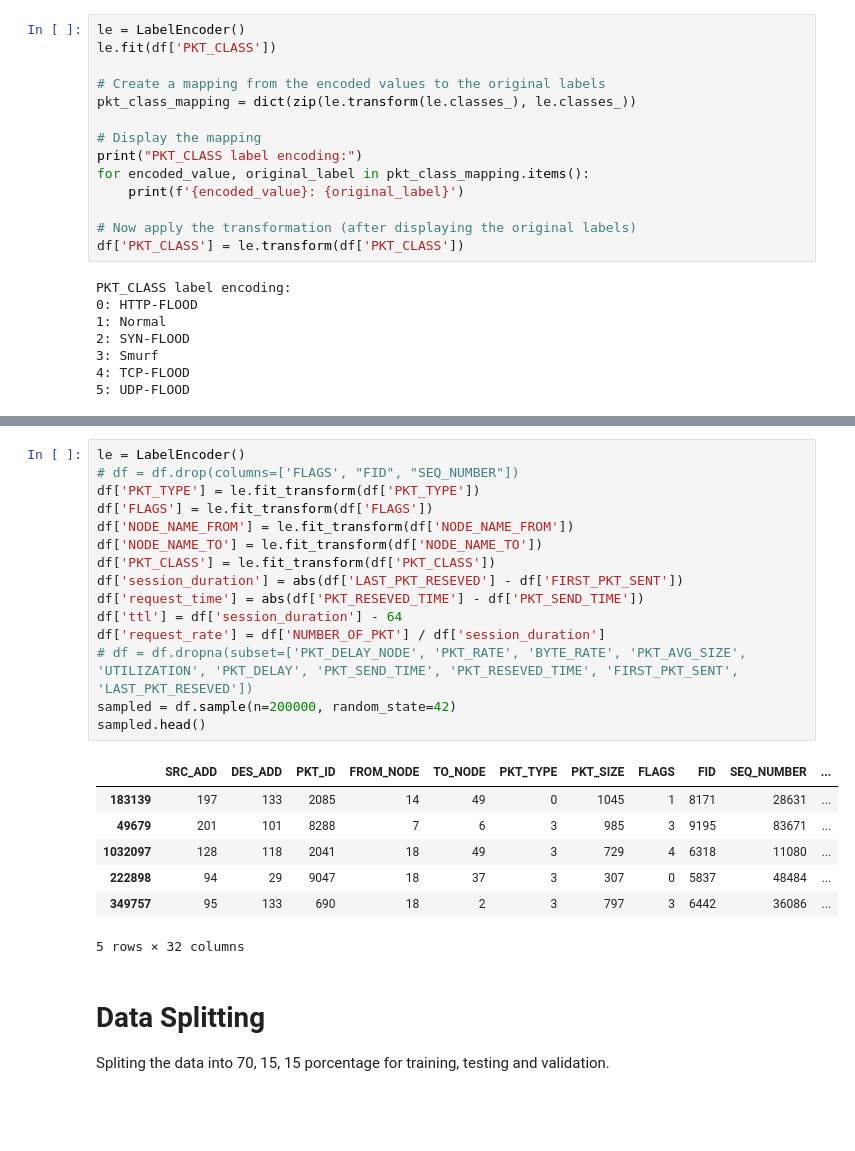
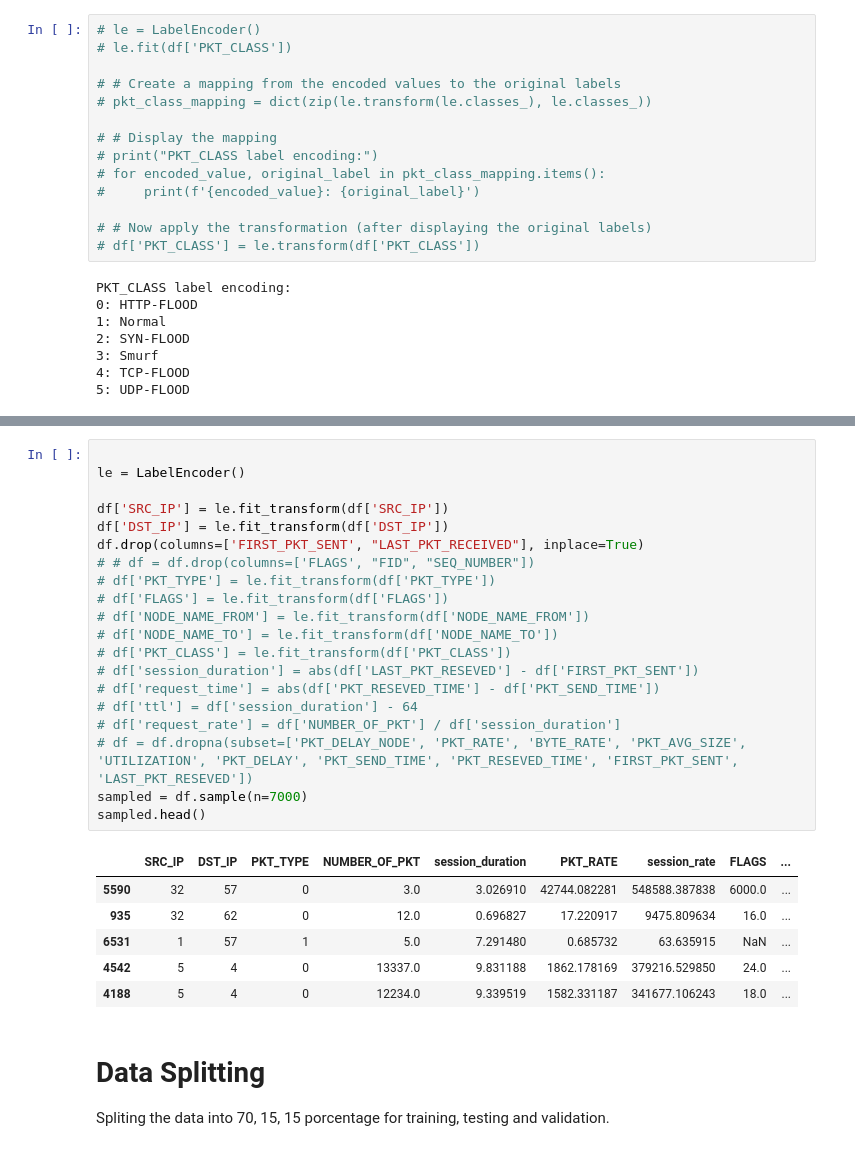
Before and after one commit to Capstone24UPRM/Analysis-and-Mitigation-of-DDoS-Attacks, a Jupyter notebook: ML/RandomForrestClassifiermodel.ipynb, the cells around one changed output, grey strips where cells are left out. Saved outputs shown, nothing was run; the diff lists cells and outputs as text; blank space fills up the shorter version.

```diff
--- a/ML/RandomForrestClassifiermodel.ipynb
+++ b/ML/RandomForrestClassifiermodel.ipynb
@@ -38,17 +38,17 @@ df.head()
 # %%
-le = LabelEncoder()
-le.fit(df['PKT_CLASS'])
+# le = LabelEncoder()
+# le.fit(df['PKT_CLASS'])
 
-# Create a mapping from the encoded values to the original labels
-pkt_class_mapping = dict(zip(le.transform(le.classes_), le.classes_))
+# # Create a mapping from the encoded values to the original labels
+# pkt_class_mapping = dict(zip(le.transform(le.classes_), le.classes_))
 
-# Display the mapping
-print("PKT_CLASS label encoding:")
-for encoded_value, original_label in pkt_class_mapping.items():
-    print(f'{encoded_value}: {original_label}')
+# # Display the mapping
+# print("PKT_CLASS label encoding:")
+# for encoded_value, original_label in pkt_class_mapping.items():
+#     print(f'{encoded_value}: {original_label}')
 
-# Now apply the transformation (after displaying the original labels)
-df['PKT_CLASS'] = le.transform(df['PKT_CLASS'])
+# # Now apply the transformation (after displaying the original labels)
+# df['PKT_CLASS'] = le.transform(df['PKT_CLASS'])
 # %% [output]
 PKT_CLASS label encoding:
 0: HTTP-FLOOD
@@ -60,26 +74,30 @@ PKT_CLASS label encoding:
 # %%
+
 le = LabelEncoder()
-# df = df.drop(columns=['FLAGS', "FID", "SEQ_NUMBER"])
-df['PKT_TYPE'] = le.fit_transform(df['PKT_TYPE'])
-df['FLAGS'] = le.fit_transform(df['FLAGS'])
-df['NODE_NAME_FROM'] = le.fit_transform(df['NODE_NAME_FROM'])
-df['NODE_NAME_TO'] = le.fit_transform(df['NODE_NAME_TO'])
-df['PKT_CLASS'] = le.fit_transform(df['PKT_CLASS'])
-df['session_duration'] = abs(df['LAST_PKT_RESEVED'] - df['FIRST_PKT_SENT'])
-df['request_time'] = abs(df['PKT_RESEVED_TIME'] - df['PKT_SEND_TIME'])
-df['ttl'] = df['session_duration'] - 64
-df['request_rate'] = df['NUMBER_OF_PKT'] / df['session_duration']
+
+df['SRC_IP'] = le.fit_transform(df['SRC_IP'])
+df['DST_IP'] = le.fit_transform(df['DST_IP'])
+df.drop(columns=['FIRST_PKT_SENT', "LAST_PKT_RECEIVED"], inplace=True)
+# # df = df.drop(columns=['FLAGS', "FID", "SEQ_NUMBER"])
+# df['PKT_TYPE'] = le.fit_transform(df['PKT_TYPE'])
+# df['FLAGS'] = le.fit_transform(df['FLAGS'])
+# df['NODE_NAME_FROM'] = le.fit_transform(df['NODE_NAME_FROM'])
+# df['NODE_NAME_TO'] = le.fit_transform(df['NODE_NAME_TO'])
+# df['PKT_CLASS'] = le.fit_transform(df['PKT_CLASS'])
+# df['session_duration'] = abs(df['LAST_PKT_RESEVED'] - df['FIRST_PKT_SENT'])
+# df['request_time'] = abs(df['PKT_RESEVED_TIME'] - df['PKT_SEND_TIME'])
+# df['ttl'] = df['session_duration'] - 64
+# df['request_rate'] = df['NUMBER_OF_PKT'] / df['session_duration']
 # df = df.dropna(subset=['PKT_DELAY_NODE', 'PKT_RATE', 'BYTE_RATE', 'PKT_AVG_SIZE', 'UTILIZATION', 'PKT_DELAY', 'PKT_SEND_TIME', 'PKT_RESEVED_TIME', 'FIRST_PKT_SENT', 'LAST_PKT_RESEVED'])
-sampled = df.sample(n=200000, random_state=42)
+sampled = df.sample(n=7000)
 sampled.head()
 # %% [output]
-|  | SRC_ADD | DES_ADD | PKT_ID | FROM_NODE | TO_NODE | PKT_TYPE | PKT_SIZE | FLAGS | FID | SEQ_NUMBER | ... |
-| 183139 | 197 | 133 | 2085 | 14 | 49 | 0 | 1045 | 1 | 8171 | 28631 | ... |
-| 49679 | 201 | 101 | 8288 | 7 | 6 | 3 | 985 | 3 | 9195 | 83671 | ... |
-| 1032097 | 128 | 118 | 2041 | 18 | 49 | 3 | 729 | 4 | 6318 | 11080 | ... |
-| 222898 | 94 | 29 | 9047 | 18 | 37 | 3 | 307 | 0 | 5837 | 48484 | ... |
-| 349757 | 95 | 133 | 690 | 18 | 2 | 3 | 797 | 3 | 6442 | 36086 | ... |
+|  | SRC_IP | DST_IP | PKT_TYPE | NUMBER_OF_PKT | session_duration | PKT_RATE | session_rate | FLAGS | ... |
+| 5590 | 32 | 57 | 0 | 3.0 | 3.026910 | 42744.082281 | 548588.387838 | 6000.0 | ... |
+| 935 | 32 | 62 | 0 | 12.0 | 0.696827 | 17.220917 | 9475.809634 | 16.0 | ... |
+| 6531 | 1 | 57 | 1 | 5.0 | 7.291480 | 0.685732 | 63.635915 | NaN | ... |
+| 4542 | 5 | 4 | 0 | 13337.0 | 9.831188 | 1862.178169 | 379216.529850 | 24.0 | ... |
+| 4188 | 5 | 4 | 0 | 12234.0 | 9.339519 | 1582.331187 | 341677.106243 | 18.0 | ... |
-5 rows × 32 columns
 # %% [markdown]
 # Data Splitting
 
```
Also changed, not shown: parts of 12 cells of this notebook, 1 other file.
